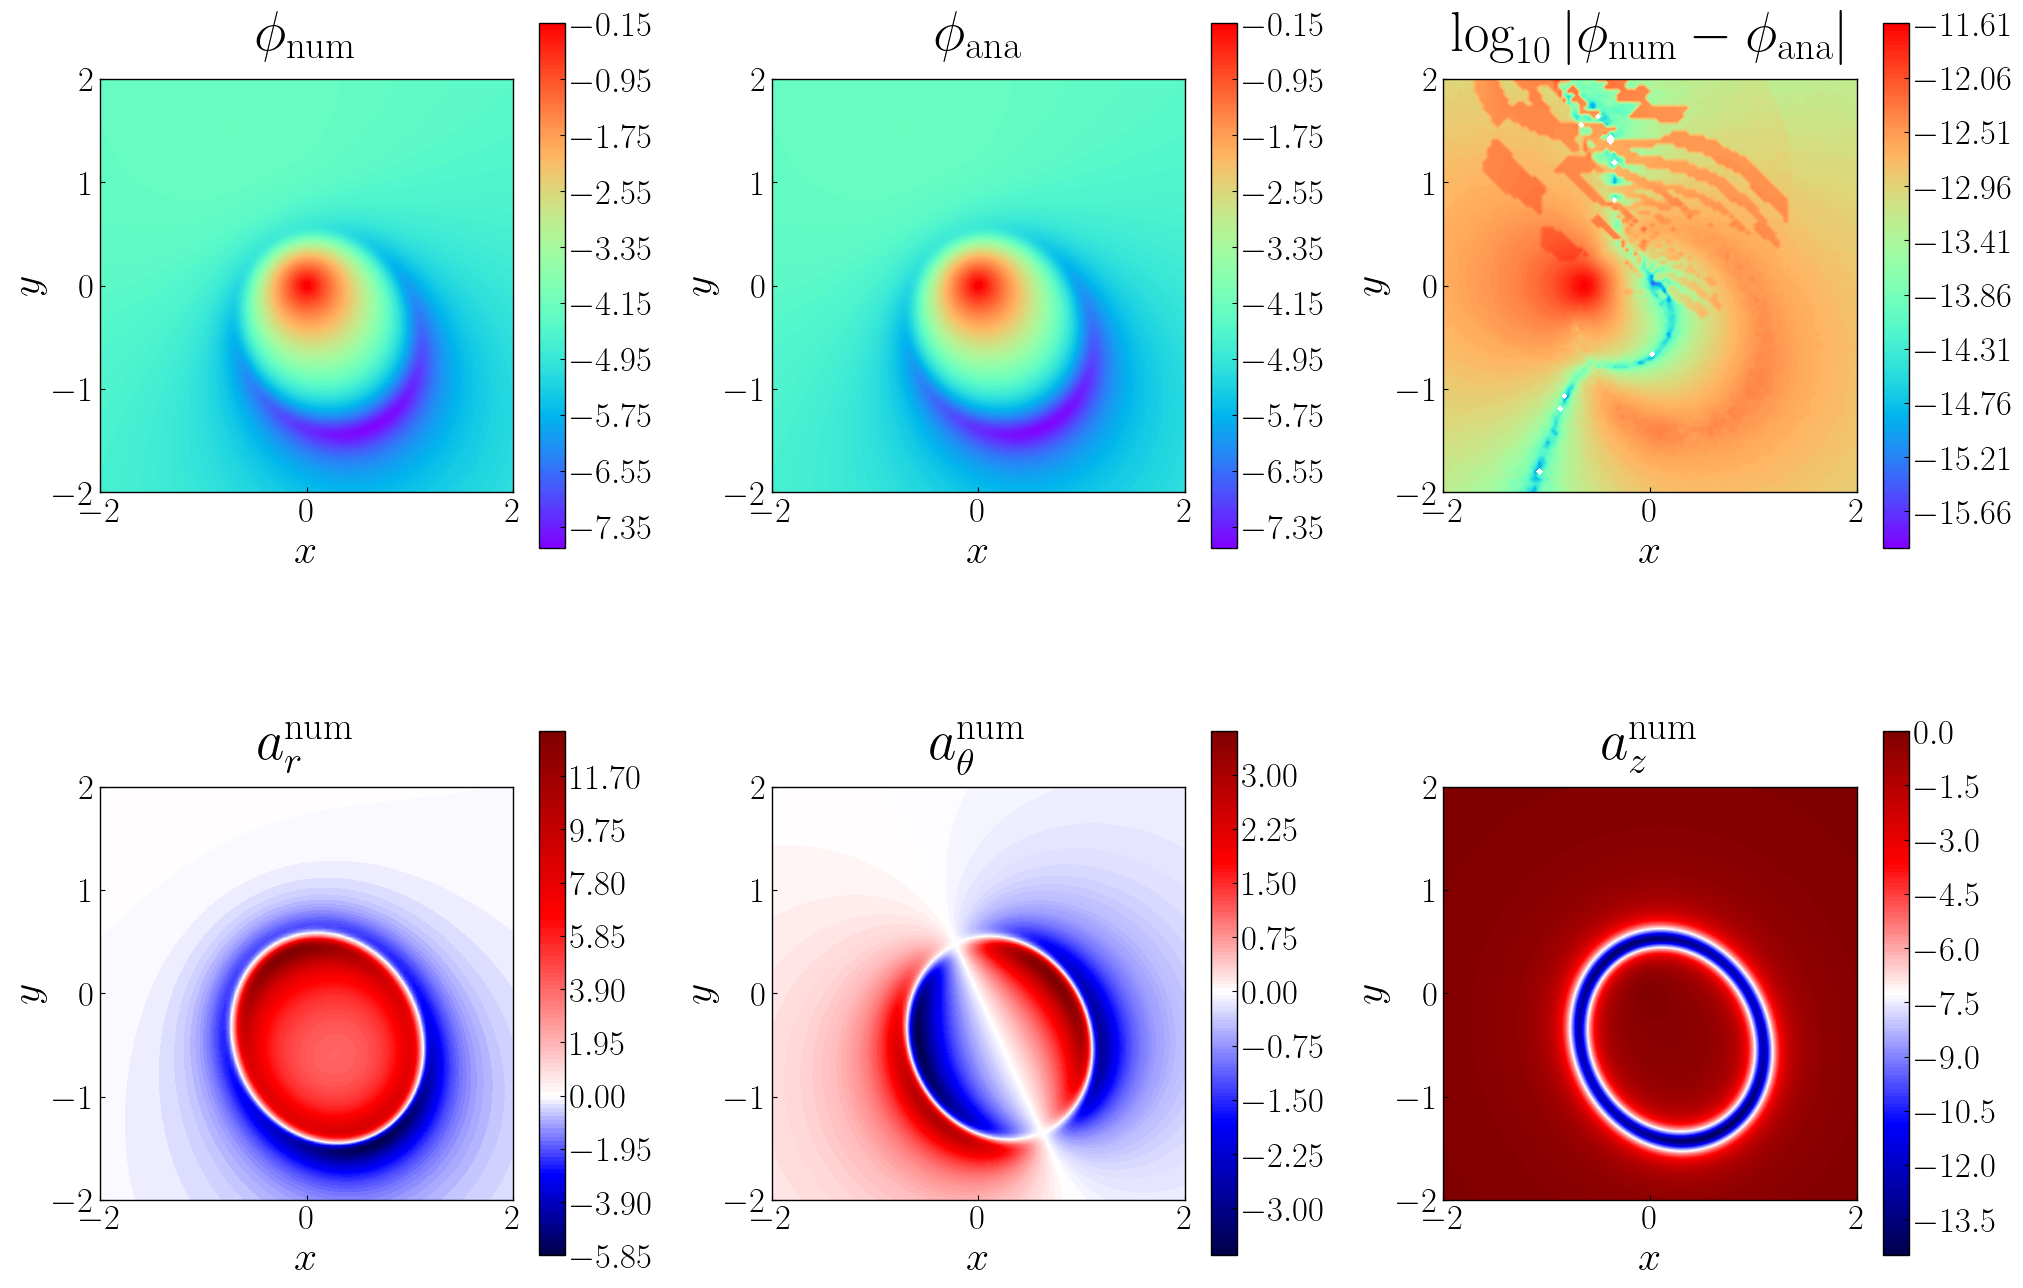
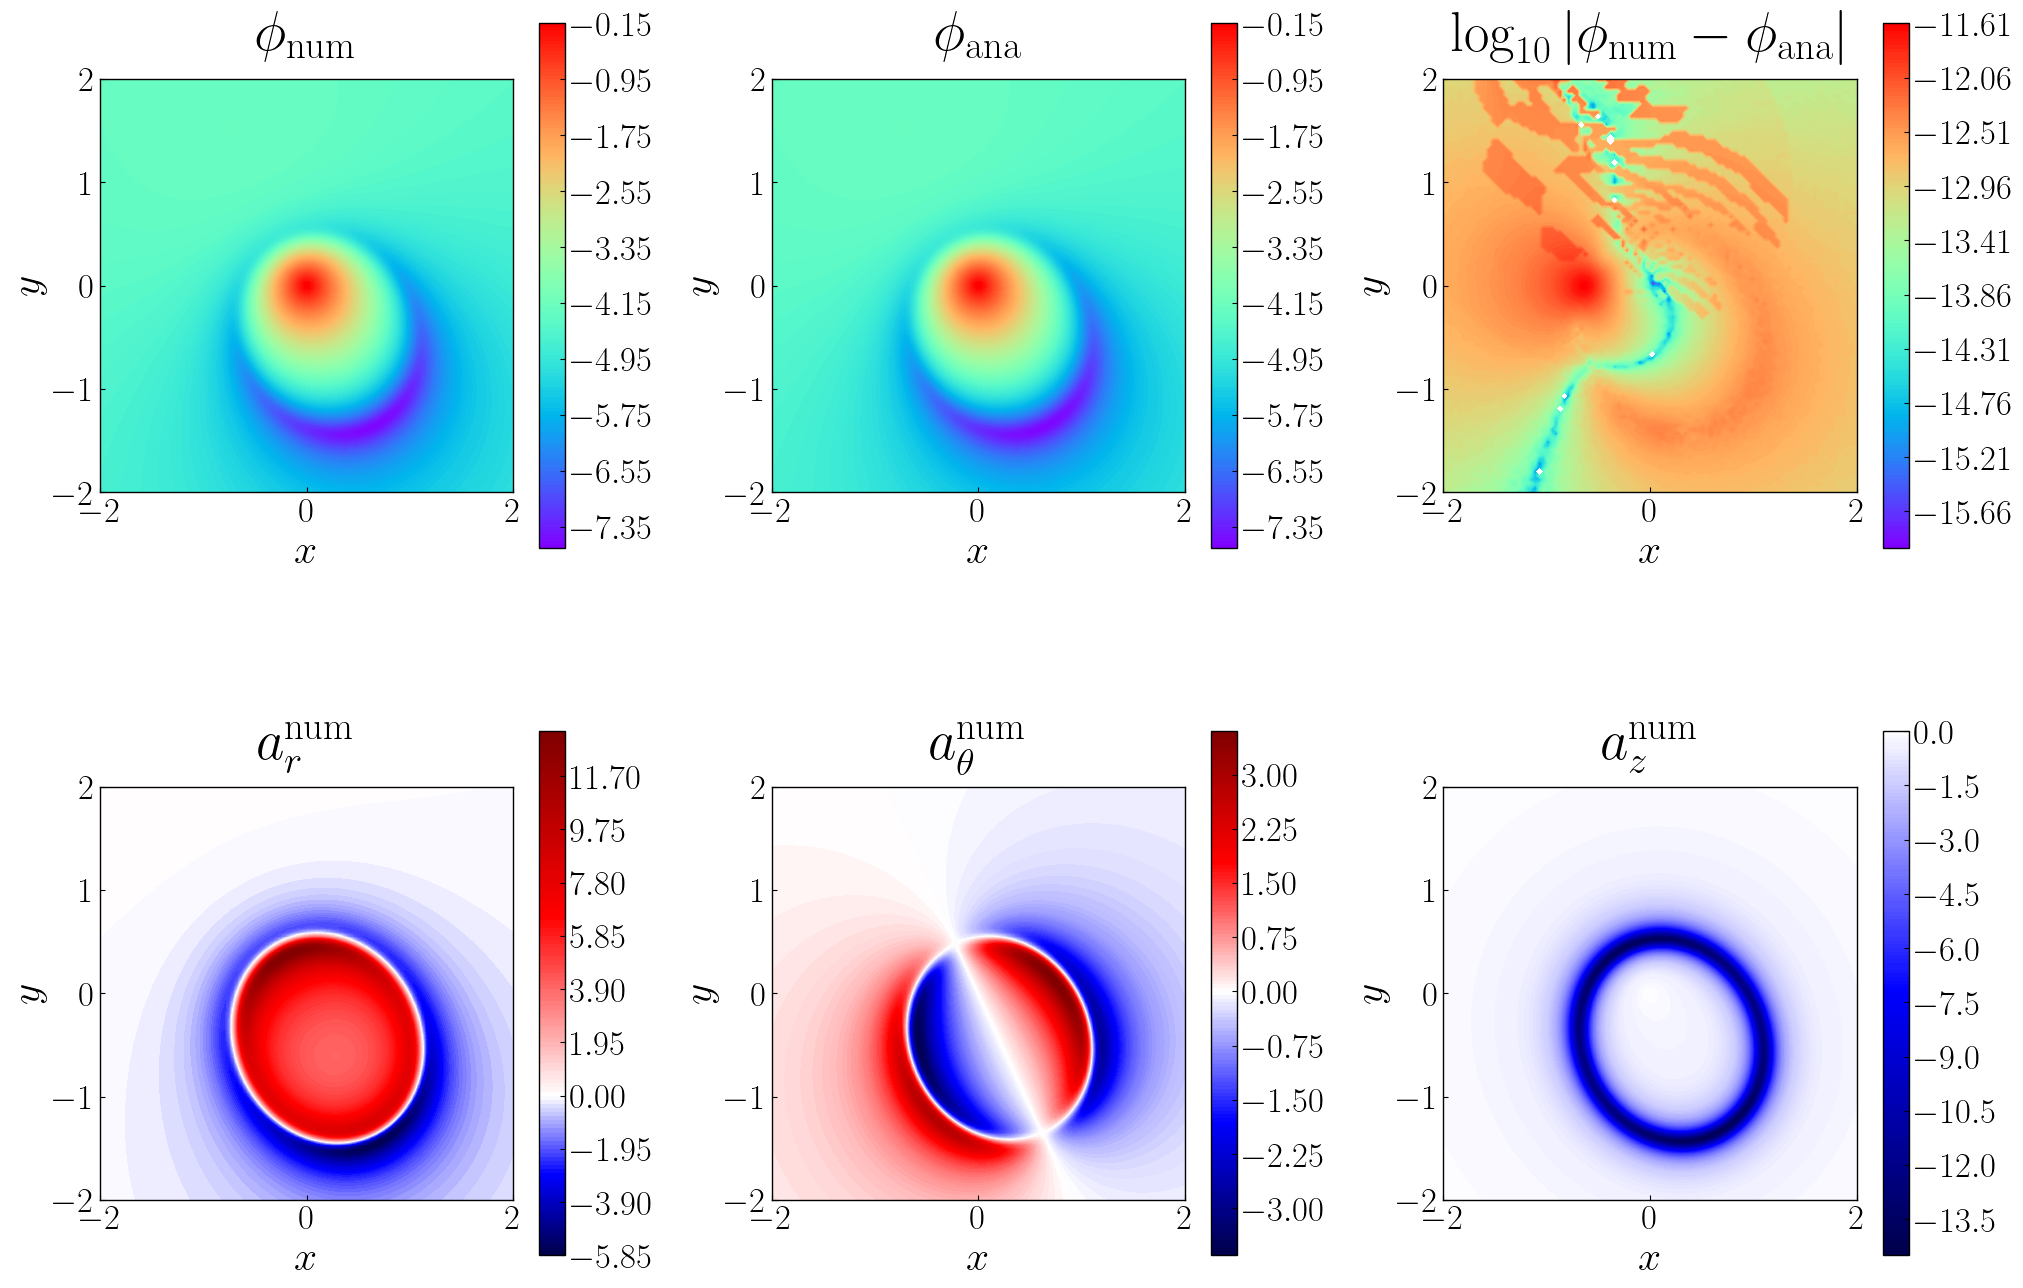
The notebook cell's code change between the first figure and the second:
--- before
+++ after
@@ -26,5 +26,6 @@
 
 axes[1, 2].set_title(r"$a_z^{\mathrm{num}}$")
-im9 = axes[1, 2].contourf(X, Y, az_num, 150, cmap='seismic')
+norm_az_num = TwoSlopeNorm(vmin=np.min(az_num), vcenter=0, vmax=1e-3)
+im9 = axes[1, 2].contourf(X, Y, az_num, 150, cmap='seismic', norm=norm_az_num)
 fig.colorbar(im9, ax=axes[1, 2])
 

Commit: Add files via upload